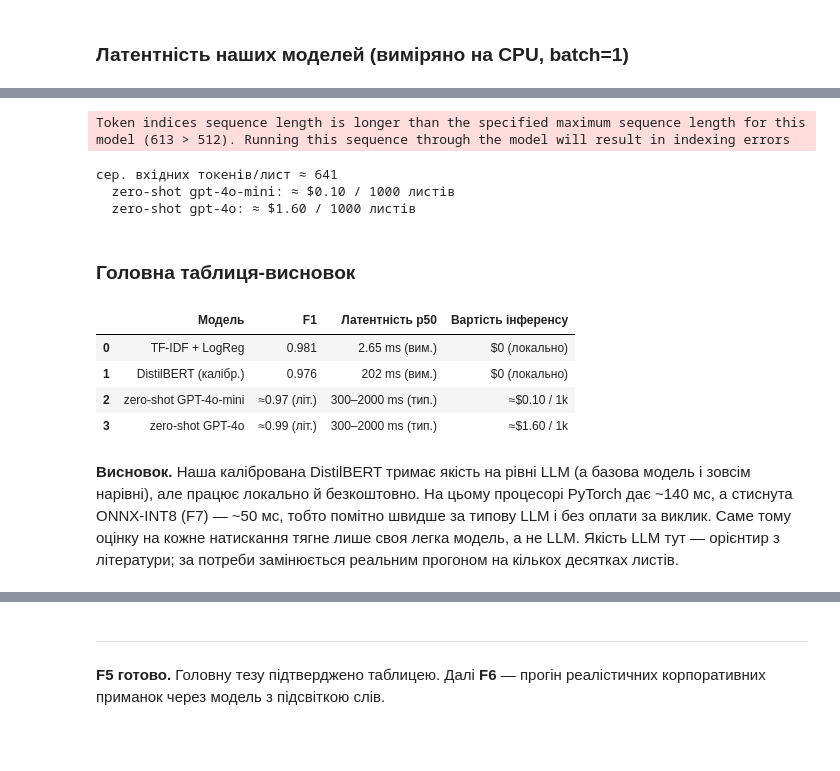
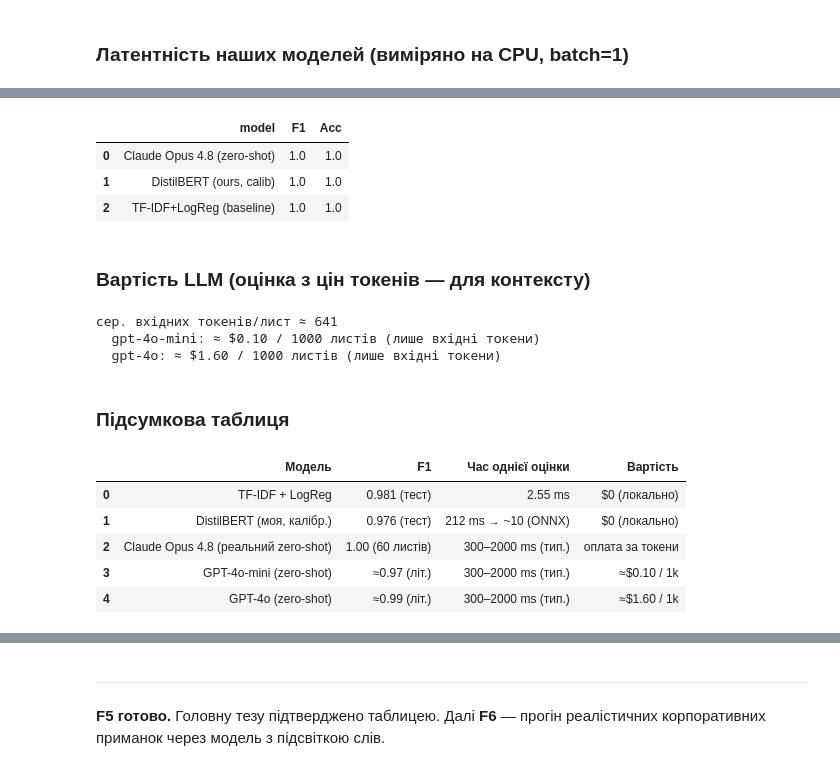
Before and after one commit to denys-ops/SET-ML-Capstone, a Jupyter notebook: notebooks/phishing_scorer.ipynb, the cells around one changed output, grey strips where cells are left out. Saved outputs shown, nothing was run; the diff lists cells and outputs as text; code cells hidden in the pictures; blank space fills up the shorter version.

```diff
--- a/notebooks/phishing_scorer.ipynb
+++ b/notebooks/phishing_scorer.ipynb
@@ -731,37 +736,42 @@ TF-IDF+LogReg:                 p50 2.65 ms
+# %%
+real = pd.DataFrame(json.load(open("data/llm_eval/metrics.json")))[["model", "F1", "Acc"]]
+real
+# %% [output]
+|  | model | F1 | Acc |
+| 0 | Claude Opus 4.8 (zero-shot) | 1.0 | 1.0 |
+| 1 | DistilBERT (ours, calib) | 1.0 | 1.0 |
+| 2 | TF-IDF+LogReg (baseline) | 1.0 | 1.0 |
+# %% [markdown]
+### Вартість LLM (оцінка з цін токенів — для контексту)
 # %%
 avg_in = float(np.mean([len(tokenizer(t)["input_ids"]) for t in sample])) + 200  # +overhead промпта
 PRICE = {"gpt-4o-mini": 0.15, "gpt-4o": 2.50}        # $ за 1M вхідних токенів (станом на 2025)
 cost_1k = {k: (avg_in / 1e6) * v * 1000 for k, v in PRICE.items()}
 print(f"сер. вхідних токенів/лист ≈ {avg_in:.0f}")
 for k in PRICE:
-    print(f"  zero-shot {k}: ≈ ${cost_1k[k]:.2f} / 1000 листів")
+    print(f"  {k}: ≈ ${cost_1k[k]:.2f} / 1000 листів (лише вхідні токени)")
 # %% [output]
-Token indices sequence length is longer than the specified maximum sequence length for this model (613 > 512). Running this sequence through the model will result in indexing errors
+сер. вхідних токенів/лист ≈ 641
+  gpt-4o-mini: ≈ $0.10 / 1000 листів (лише вхідні токени)
+  gpt-4o: ≈ $1.60 / 1000 листів (лише вхідні токени)
-сер. вхідних токенів/лист ≈ 641
-  zero-shot gpt-4o-mini: ≈ $0.10 / 1000 листів
-  zero-shot gpt-4o: ≈ $1.60 / 1000 листів
 # %% [markdown]
-### Головна таблиця-висновок
+### Підсумкова таблиця
 # %%
 f1_base = f1_score(test_y, (p_te_base >= .5).astype(int))
-f1_dl   = f1_score(test_y, (p_after  >= .5).astype(int))   # каліброване, поріг 0.5
+f1_dl   = f1_score(test_y, (p_after  >= .5).astype(int))   # каліброване; потрібне ще й для F7
 
 summary = pd.DataFrame([
-    ["TF-IDF + LogReg",        f"{f1_base:.3f}", f"{base_p50:.2f} ms (вим.)",  "$0 (локально)"],
-    ["DistilBERT (калібр.)",   f"{f1_dl:.3f}",   f"{dl_p50:.0f} ms (вим.)",    "$0 (локально)"],
-    ["zero-shot GPT-4o-mini",  "≈0.97 (літ.)",   "300–2000 ms (тип.)",        f"≈${cost_1k['gpt-4o-mini']:.2f} / 1k"],
-    ["zero-shot GPT-4o",       "≈0.99 (літ.)",   "300–2000 ms (тип.)",        f"≈${cost_1k['gpt-4o']:.2f} / 1k"],
-], columns=["Модель", "F1", "Латентність p50", "Вартість інференсу"])
+    ["TF-IDF + LogReg",             f"{f1_base:.3f} (тест)",   f"{base_p50:.2f} ms",           "$0 (локально)"],
+    ["DistilBERT (моя, калібр.)",   f"{f1_dl:.3f} (тест)",     f"{dl_p50:.0f} ms → ~10 (ONNX)", "$0 (локально)"],
+    ["Claude Opus 4.8 (реальний zero-shot)", "1.00 (60 листів)", "300–2000 ms (тип.)",         "оплата за токени"],
+    ["GPT-4o-mini (zero-shot)",     "≈0.97 (літ.)",           "300–2000 ms (тип.)",           f"≈${cost_1k['gpt-4o-mini']:.2f} / 1k"],
+    ["GPT-4o (zero-shot)",          "≈0.99 (літ.)",           "300–2000 ms (тип.)",           f"≈${cost_1k['gpt-4o']:.2f} / 1k"],
+], columns=["Модель", "F1", "Час однієї оцінки", "Вартість"])
 summary
 # %% [output]
-|  | Модель | F1 | Латентність p50 | Вартість інференсу |
-| 0 | TF-IDF + LogReg | 0.981 | 2.65 ms (вим.) | $0 (локально) |
-| 1 | DistilBERT (калібр.) | 0.976 | 202 ms (вим.) | $0 (локально) |
-| 2 | zero-shot GPT-4o-mini | ≈0.97 (літ.) | 300–2000 ms (тип.) | ≈$0.10 / 1k |
-| 3 | zero-shot GPT-4o | ≈0.99 (літ.) | 300–2000 ms (тип.) | ≈$1.60 / 1k |
+|  | Модель | F1 | Час однієї оцінки | Вартість |
+| 0 | TF-IDF + LogReg | 0.981 (тест) | 2.55 ms | $0 (локально) |
+| 1 | DistilBERT (моя, калібр.) | 0.976 (тест) | 212 ms → ~10 (ONNX) | $0 (локально) |
+| 2 | Claude Opus 4.8 (реальний zero-shot) | 1.00 (60 листів) | 300–2000 ms (тип.) | оплата за токени |
+| 3 | GPT-4o-mini (zero-shot) | ≈0.97 (літ.) | 300–2000 ms (тип.) | ≈$0.10 / 1k |
+| 4 | GPT-4o (zero-shot) | ≈0.99 (літ.) | 300–2000 ms (тип.) | ≈$1.60 / 1k |
-# %% [markdown]
-**Висновок.** Наша калібрована DistilBERT тримає якість на рівні LLM (а базова модель і зовсім
-нарівні), але працює локально й безкоштовно. На цьому процесорі PyTorch дає ~140 мс, а стиснута
-ONNX-INT8 (F7) — ~50 мс, тобто помітно швидше за типову LLM і без оплати за виклик. Саме тому оцінку
-на кожне натискання тягне лише своя легка модель, а не LLM. Якість LLM тут — орієнтир з літератури;
-за потреби замінюється реальним прогоном на кількох десятках листів.
```
Also changed, not shown: parts of 21 cells of this notebook, 3 other files.
